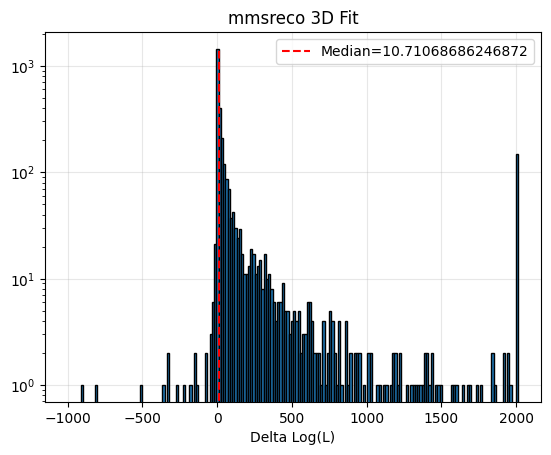
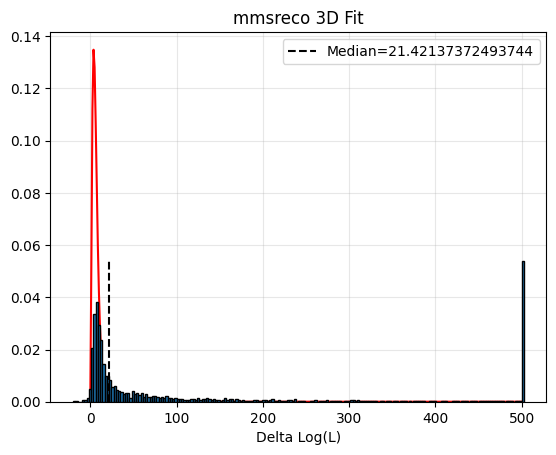
Code edit (unified diff) that turned the first committed figure into the second:
--- before
+++ after
@@ -1,13 +1,20 @@
-bin_edges = np.append(np.linspace(-1000, 2001, 200), max(mmsreco_ary))
+from scipy import stats
+bin_edges = np.append(np.linspace(-20, 500, 200), max(2*mmsreco_ary))
 #bins_linear = np.linspace(0, 300, bin_edges)
-hist, edges = np.histogram(mmsreco_ary, bin_edges)
+hist, edges = np.histogram(2*mmsreco_ary, bin_edges)
 #plt.figure(figsize=(10,7))
 plt.grid(alpha = 0.3, zorder = 0)
-plt.bar(edges[:-1], hist, width = edges[2] - edges[1], ec='black', align='edge', zorder=3)
-plt.vlines(np.median(mmsreco_ary), 0, max(hist), colors='red', ls='--', zorder=5, label=f'Median={np.median(mmsreco_ary)}')
+normalized_hist = hist / (np.sum(hist) * (bin_edges[1] - bin_edges[0]))
+plt.bar(edges[:-1], normalized_hist, width = edges[2] - edges[1], ec='black', align='edge', zorder=3)
+plt.vlines(np.median(2*mmsreco_ary), 0, max(normalized_hist), colors='black', ls='--', zorder=5, label=f'Median={np.median(2*mmsreco_ary)}')
+pdf = stats.chi2.pdf(np.linspace(0, 500, 400), 6)
+plt.plot(np.linspace(0, 500, 400), pdf, color = 'red')
+
+
+# plt.xlim(-20, 500)
 #plt.xticks(edges[:-1])
 plt.title('mmsreco 3D Fit')
-plt.yscale('log')
+# plt.yscale('log')
 plt.legend()
 plt.xlabel('Delta Log(L)')
-plt.savefig('../plots/sampled_3d_delta_logL_7-21.png')
+# plt.savefig('../plots/sampled_3d_delta_logL_7-21.png')

Commit: added to readme